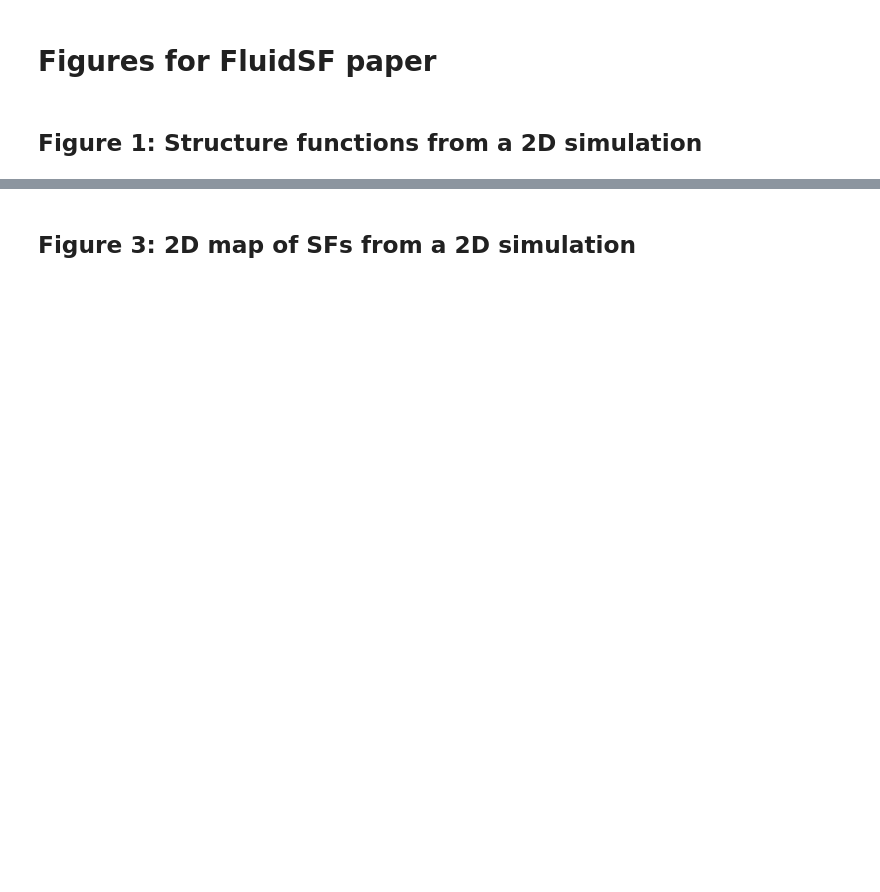
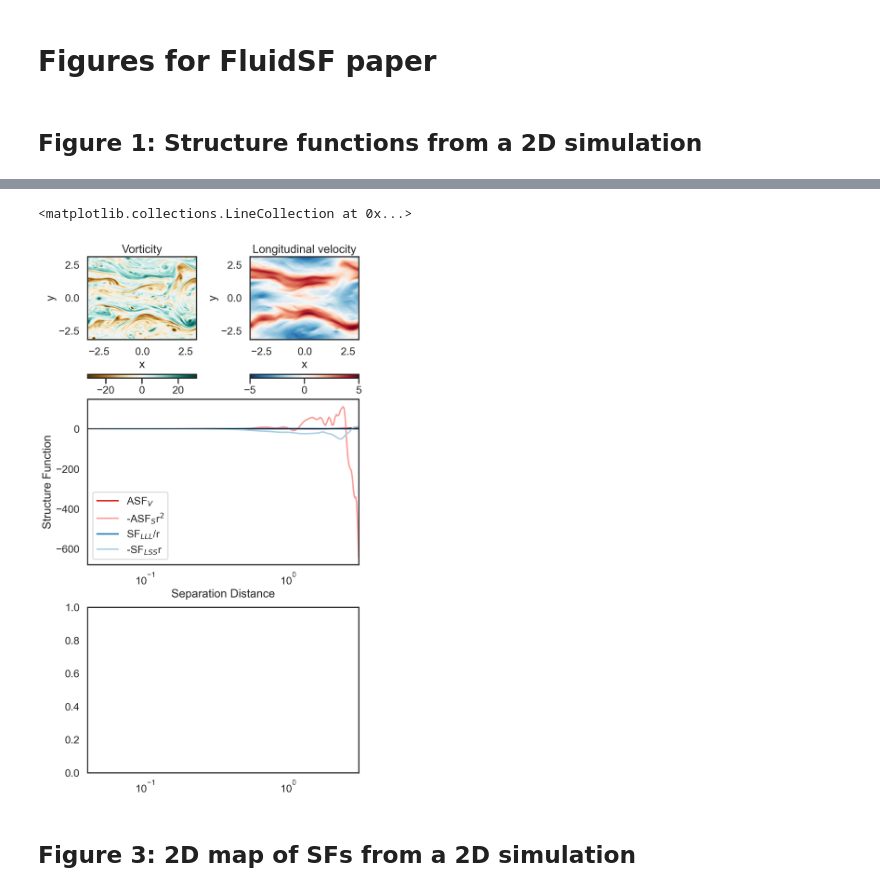
Before and after one commit to cassidymwagner/fluidsf, a Jupyter notebook: paper/analysis_code/figures.ipynb, the cells around one changed output, grey strips where cells are left out. Cells and saved outputs as stored; diff of their text form; code cells hidden in the pictures; blank space fills up the shorter version.

```diff
--- a/paper/analysis_code/figures.ipynb
+++ b/paper/analysis_code/figures.ipynb
@@ -182,3 +193,77 @@ ax3.legend();
+# %%
+colors = plt.cm.Paired(np.linspace(0, 1, 12))
+
+fig = plt.figure(layout="constrained", figsize=(7,12))
+
+gs = GridSpec(5,2, figure=fig)
+ax1 = fig.add_subplot(gs[0, 0])
+ax2 = fig.add_subplot(gs[0, 1])
+ax3 = fig.add_subplot(gs[1:3, :])
+# ax3right = ax3.twinx()
+ax4 = fig.add_subplot(gs[3:, :], sharex=ax3)
+
+q_map = ax1.pcolormesh(x, y, q, cmap="BrBG", vmin=-30, vmax=30)
+
+ax1.set_xlabel("x")
+ax1.set_ylabel("y")
+ax1.set_title("Vorticity")
+fig.colorbar(
+    q_map,
+    ax=ax1,
+    location="bottom",
+    aspect=30,
+    # pad=-0.15,
+)
+
+u_map = ax2.pcolormesh(x, y, u, cmap="RdBu_r", vmin=-5, vmax=5)
+
+ax2.set_xlabel("x")
+ax2.set_ylabel("y")
+ax2.set_title("Longitudinal velocity")
+fig.colorbar(
+    u_map,
+    ax=ax2,
+    location="bottom",
+    aspect=30,
+    # pad=-0.15,
+)
+
+ax3.semilogx(
+    sf["x-diffs"], sf["SF_advection_velocity_x"], label="ASF$_V$", color=colors[5],
+)
+
+ax3.semilogx(
+    sf["x-diffs"], -sf["SF_advection_scalar_x"]*sf["x-diffs"]**2, label="-ASF$_S$r$^2$", color=colors[4],
+)
+
+ax3.semilogx(sf["x-diffs"], sf["SF_LLL_x"]/sf["x-diffs"], label="SF$_{LLL}$/r", color=colors[1])
+
+
+ax3.semilogx(sf["x-diffs"], -sf["SF_LSS_x"]*sf["x-diffs"], label="-SF$_{LSS}$r", color=colors[0])
+
+
+ax3.set_xlabel("Separation Distance")
+ax3.set_ylabel("Structure Function")
+ax3.legend()
+ax3.set_xlim(sf["x-diffs"].min(), sf["x-diffs"].max())
+# ax3.set_ylim(-1,5)
+# ax3right.set_ylim(-10,50)
+
+
+
+# ax3.semilogx(sf["x-diffs"], sf["SF_advection_velocity_x"]/2, color=colors[5], label="ASF$_V$(x)")
+# ax3.semilogx(sf["y-diffs"], sf["SF_advection_velocity_y"]/2, color=colors[5], linestyle="dashed", label="ASF$_V$(y)")
+# ax3.semilogx(sf["x-diffs"], 2 * sf["SF_LLL_x"] / (3*sf["x-diffs"]), color=colors[1], label="SF$_{LLL}$(x)")
+# ax3.semilogx(sf["y-diffs"], 2 * sf["SF_LLL_y"] / (3*sf["y-diffs"]), color=colors[1], linestyle="dashed", label="SF$_{LLL}$(y)")
+ax3.hlines(0, sf["x-diffs"].min(), sf["x-diffs"].max(), lw=1, color="black")
+# ax3.set_xlabel("Separation Distance")
+# ax3.set_ylabel("Inverse energy cascade rate")
+# ax3.set_ylim(-1,1)
+# ax3.set_xlim(sf["x-diffs"].min(), sf["x-diffs"].max())
+# ax3.legend();
+# %% [output]
+<matplotlib.collections.LineCollection at 0x...>
+[figure, added]
 # %% [markdown]
 ## Figure 3: 2D map of SFs from a 2D simulation
 # %%
```
Also changed, not shown: parts of 11 cells of this notebook.
